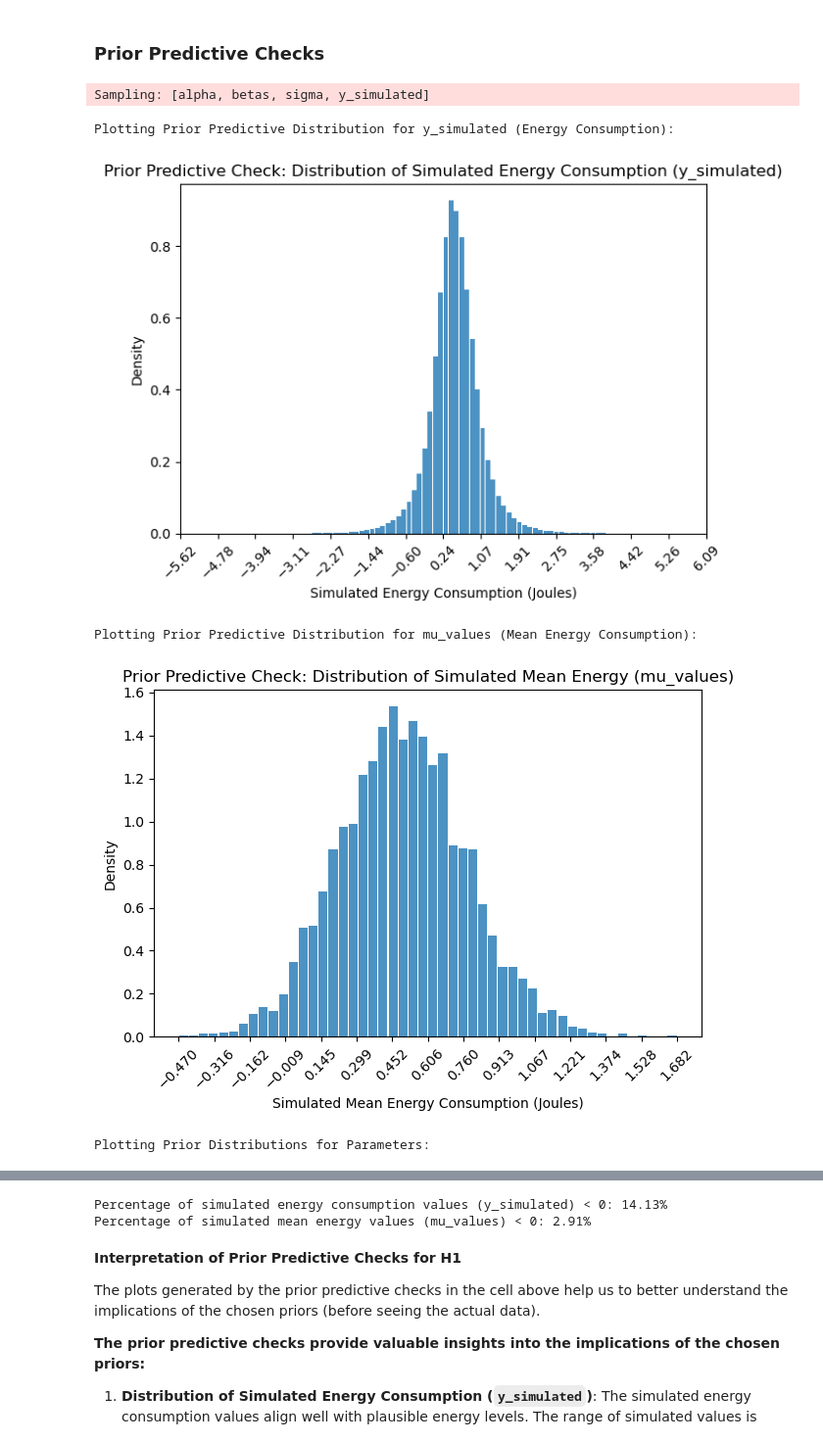
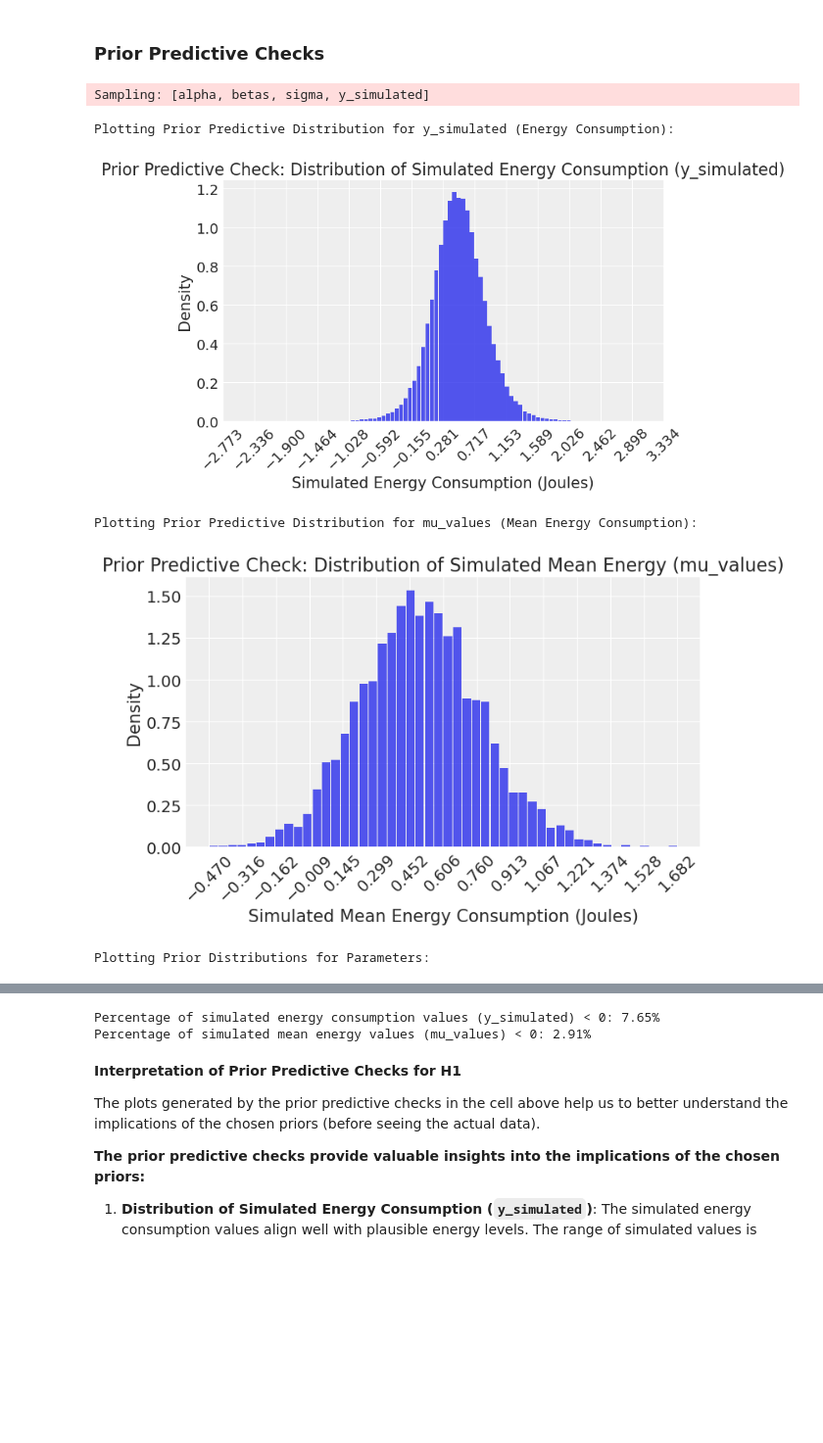
Before and after one commit to sanderengel/prpro_exam_2025, a Jupyter notebook: main-question.ipynb, the cells around one changed output, grey strips where cells are left out. Shown at 98% size. Saved outputs shown, nothing was run; the diff lists cells and outputs as text; code cells hidden in the pictures; blank space fills up the shorter version.

```diff
--- a/main-question.ipynb
+++ b/main-question.ipynb
@@ -120,6 +120,7 @@ import pymc as pm
 import matplotlib.pyplot as plt
 from causalgraphicalmodels import CausalGraphicalModel
 import graphviz
+az.style.use("arviz-darkgrid")
 # %%
 # Load the dataset
 df = pd.read_csv('dataset.csv')
@@ -265,7 +266,7 @@ with pm.Model() as model_h1_prior_pred:
     # Priors
     alpha = pm.Normal("alpha", mu = .5, sigma = .2) # Baseline energy consumption
     betas = pm.Normal("betas", mu = 0, sigma = .2, shape = num_framework_betas)
-    sigma = pm.HalfNormal("sigma", sigma = .5)
+    sigma = pm.HalfNormal("sigma", sigma = .25)
 
     # Deterministic mu for inspection
     mu_deterministic = pm.Deterministic("mu_values", alpha + pm.math.dot(X.values, betas))
@@ -284,7 +285,8 @@ az.plot_dist(simulated_y, kind = "hist", hist_kwargs = {'alpha': .8, 'bins': 100
 plt.xlabel("Simulated Energy Consumption (Joules)")
 plt.ylabel("Density")
 plt.title("Prior Predictive Check: Distribution of Simulated Energy Consumption (y_simulated)")
-x_llimit, x_ulimit = np.min(simulated_y), np.max(simulated_y) #np.quantile(simulated_y, 0.01), np.quantile(simulated_y, 0.99)
+x_llimit, x_ulimit = np.min(simulated_y), np.max(simulated_y)
+# x_llimit, x_ulimit = np.quantile(simulated_y, 0.01), np.quantile(simulated_y, 0.99)
 plt.xlim(x_llimit, x_ulimit) # Set x-axis limits to 5% and 95% quantiles
 plt.xticks(np.linspace(x_llimit, x_ulimit, num = 15), rotation = 45)
 plt.tight_layout()
@@ -324,34 +326,34 @@ x_ticks = np.linspace(np.min(beta_values), np.max(beta_values), num = 15)
 axes[1].set_xticks(x_ticks)
 axes[1].set_xticklabels(np.round(x_ticks, 2), rotation = 45)
 axes[1].set_title("Prior Distribution for betas (Framework Effects)")
 axes[1].set_xlabel("Value")
 axes[1].set_ylabel("Density")
 
 # Sigmas
 sigma_values = prior_pred_samples_h1.prior["sigma"].stack(samples = ("chain", "draw"))
 az.plot_dist(sigma_values, ax = axes[2], label = "sigma", kind = "hist", hist_kwargs = {'alpha': .8, 'bins': 30})
 x_ticks = np.linspace(np.min(sigma_values), np.max(sigma_values), num = 15)
 axes[2].set_xticks(x_ticks)
 axes[2].set_xticklabels(np.round(x_ticks, 2), rotation = 45)
 axes[2].set_title("Prior Distribution for sigma (Residual SD)")
 axes[2].set_xlabel("Value")
 axes[2].set_ylabel("Density")
 
 plt.tight_layout()
 plt.show()
 
 # Check for negative energy values
 simulated_y_flat = prior_pred_samples_h1.prior["y_simulated"].stack(samples=("chain", "draw")).values
 negative_y_percentage = np.mean(simulated_y_flat < 0) * 100
 print(f"\nPercentage of simulated energy consumption values (y_simulated) < 0: {negative_y_percentage:.2f}%")
 
 simulated_mu_flat = prior_pred_samples_h1.prior["mu_values"].stack(samples=("chain", "draw")).values
 negative_mu_percentage = np.mean(simulated_mu_flat < 0) * 100
 print(f"Percentage of simulated mean energy values (mu_values) < 0: {negative_mu_percentage:.2f}%")
 # %% [output]
 Sampling: [alpha, betas, sigma, y_simulated]
 Plotting Prior Predictive Distribution for y_simulated (Energy Consumption):
-[figure, old version]
+[figure, new version]
 Plotting Prior Predictive Distribution for mu_values (Mean Energy Consumption):
-[figure, old version]
+[figure, new version]
 Plotting Prior Distributions for Parameters:
@@ -359,4 +361,4 @@ Plotting Prior Distributions for Parameters:
-Percentage of simulated energy consumption values (y_simulated) < 0: 14.13%
+Percentage of simulated energy consumption values (y_simulated) < 0: 7.65%
 Percentage of simulated mean energy values (mu_values) < 0: 2.91%
 # %% [markdown]
 **Interpretation of Prior Predictive Checks for H1**
```
Also changed, not shown: parts of 13 cells of this notebook.
